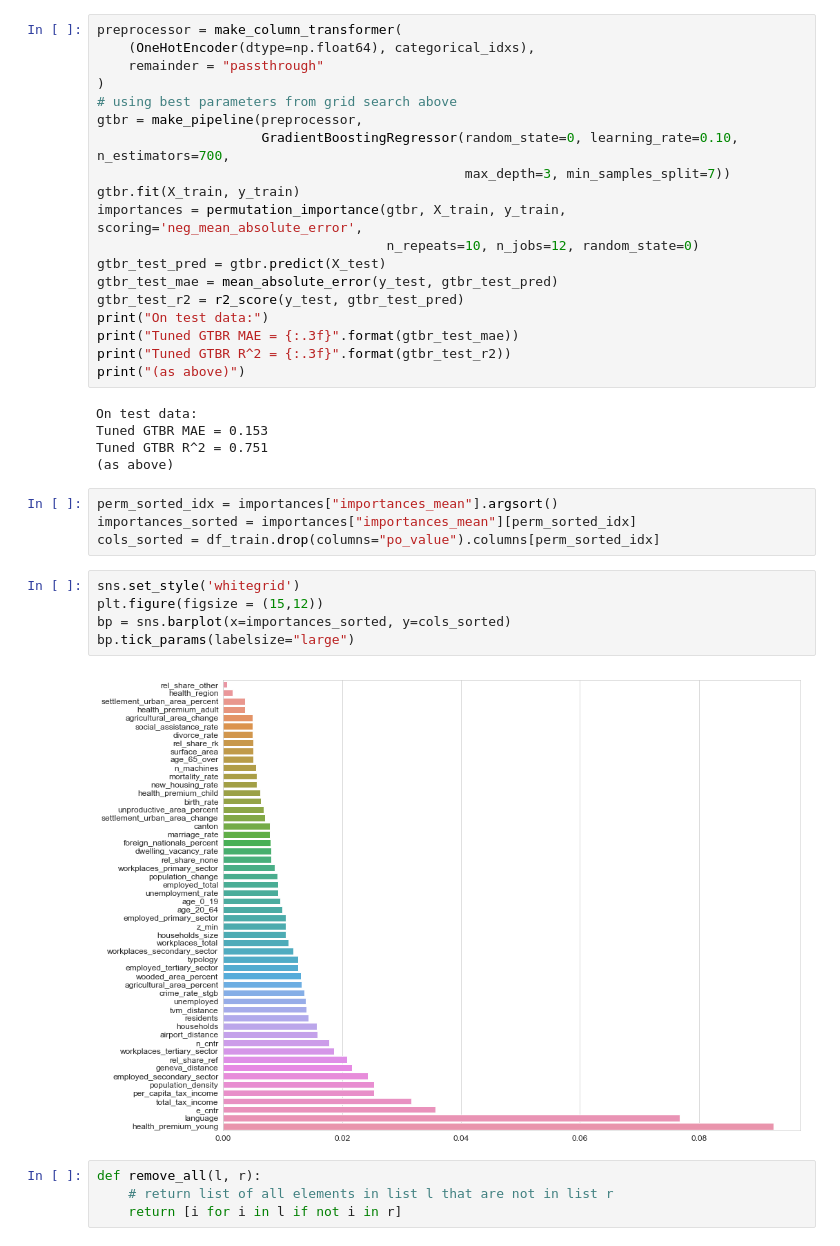
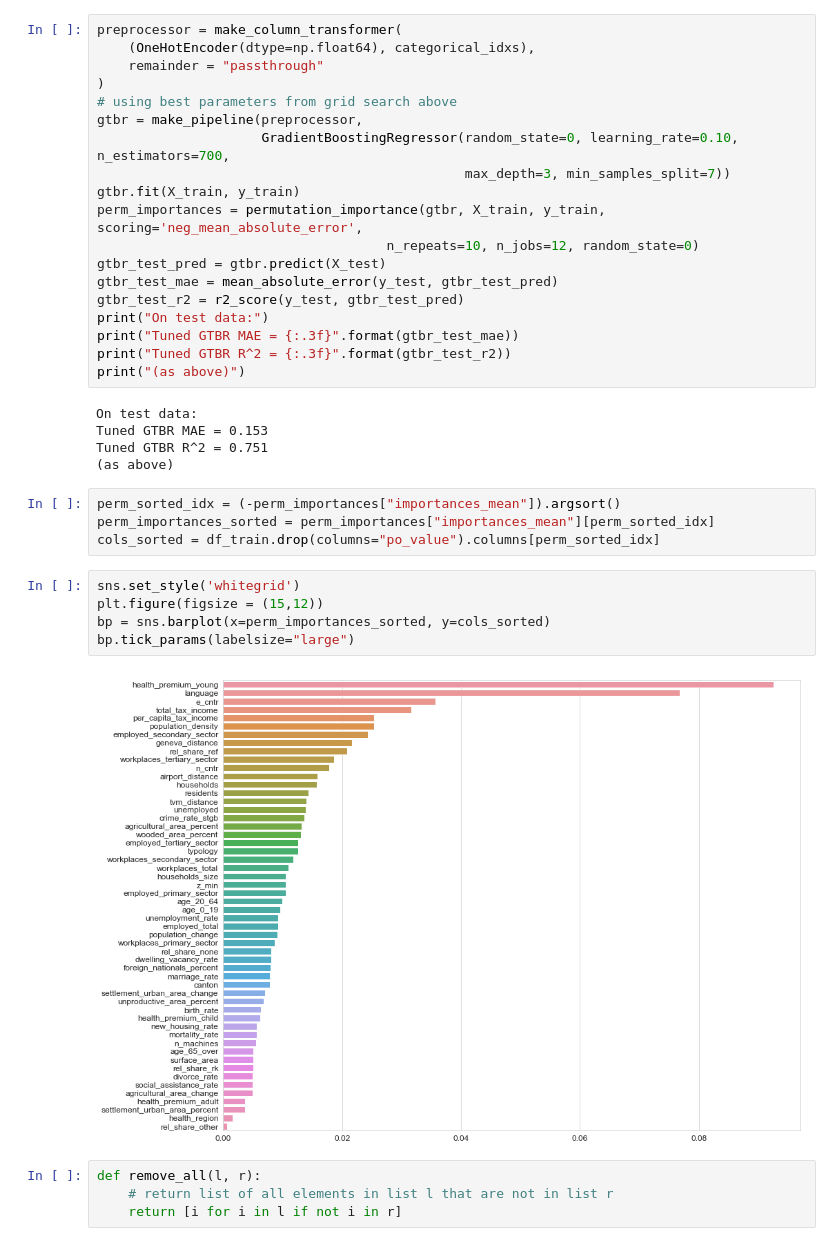
Before and after one commit to jschrein/epfl-exts-adsml-capstone-project, a Jupyter notebook: Gradient Tree Boosting.ipynb, the cells around one changed output. Saved outputs shown, nothing was run; the diff lists cells and outputs as text.

```diff
--- a/Gradient Tree Boosting.ipynb
+++ b/Gradient Tree Boosting.ipynb
@@ -217,7 +217,7 @@ gtbr = make_pipeline(preprocessor,
                      GradientBoostingRegressor(random_state=0, learning_rate=0.10, n_estimators=700,
                                                max_depth=3, min_samples_split=7))
 gtbr.fit(X_train, y_train)
-importances = permutation_importance(gtbr, X_train, y_train, scoring='neg_mean_absolute_error',
+perm_importances = permutation_importance(gtbr, X_train, y_train, scoring='neg_mean_absolute_error',
                                      n_repeats=10, n_jobs=12, random_state=0)
 gtbr_test_pred = gtbr.predict(X_test)
 gtbr_test_mae = mean_absolute_error(y_test, gtbr_test_pred)
@@ -232,16 +232,16 @@ Tuned GTBR MAE = 0.153
 Tuned GTBR R^2 = 0.751
 (as above)
 # %%
-perm_sorted_idx = importances["importances_mean"].argsort()
-importances_sorted = importances["importances_mean"][perm_sorted_idx]
+perm_sorted_idx = (-perm_importances["importances_mean"]).argsort()
+perm_importances_sorted = perm_importances["importances_mean"][perm_sorted_idx]
 cols_sorted = df_train.drop(columns="po_value").columns[perm_sorted_idx]
 # %%
 sns.set_style('whitegrid')
 plt.figure(figsize = (15,12))
-bp = sns.barplot(x=importances_sorted, y=cols_sorted)
+bp = sns.barplot(x=perm_importances_sorted, y=cols_sorted)
 bp.tick_params(labelsize="large")
 # %% [output]
-[figure, old version]
+[figure, new version]
 # %%
 def remove_all(l, r):
     # return list of all elements in list l that are not in list r
```
Also changed, not shown: parts of 4 cells of this notebook, 1 other file.
